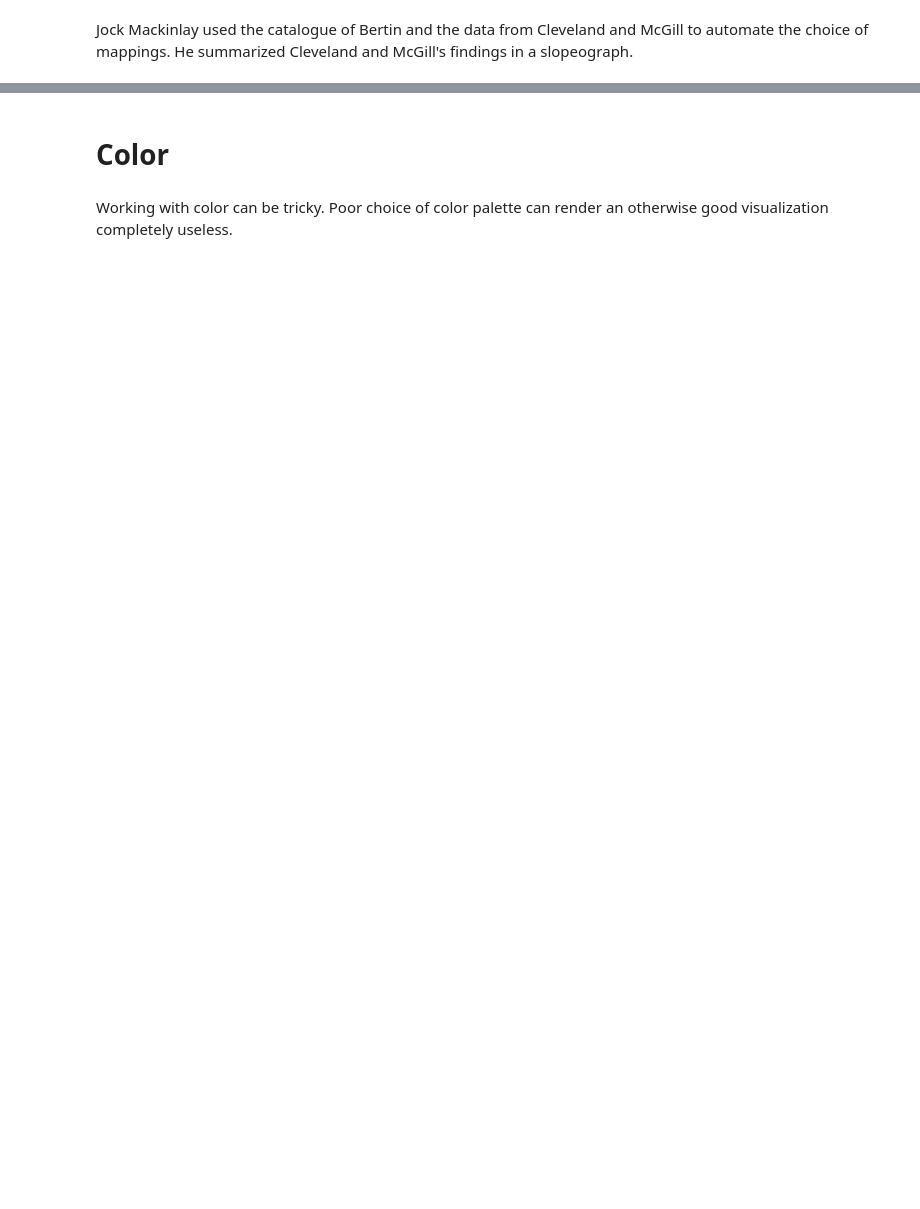
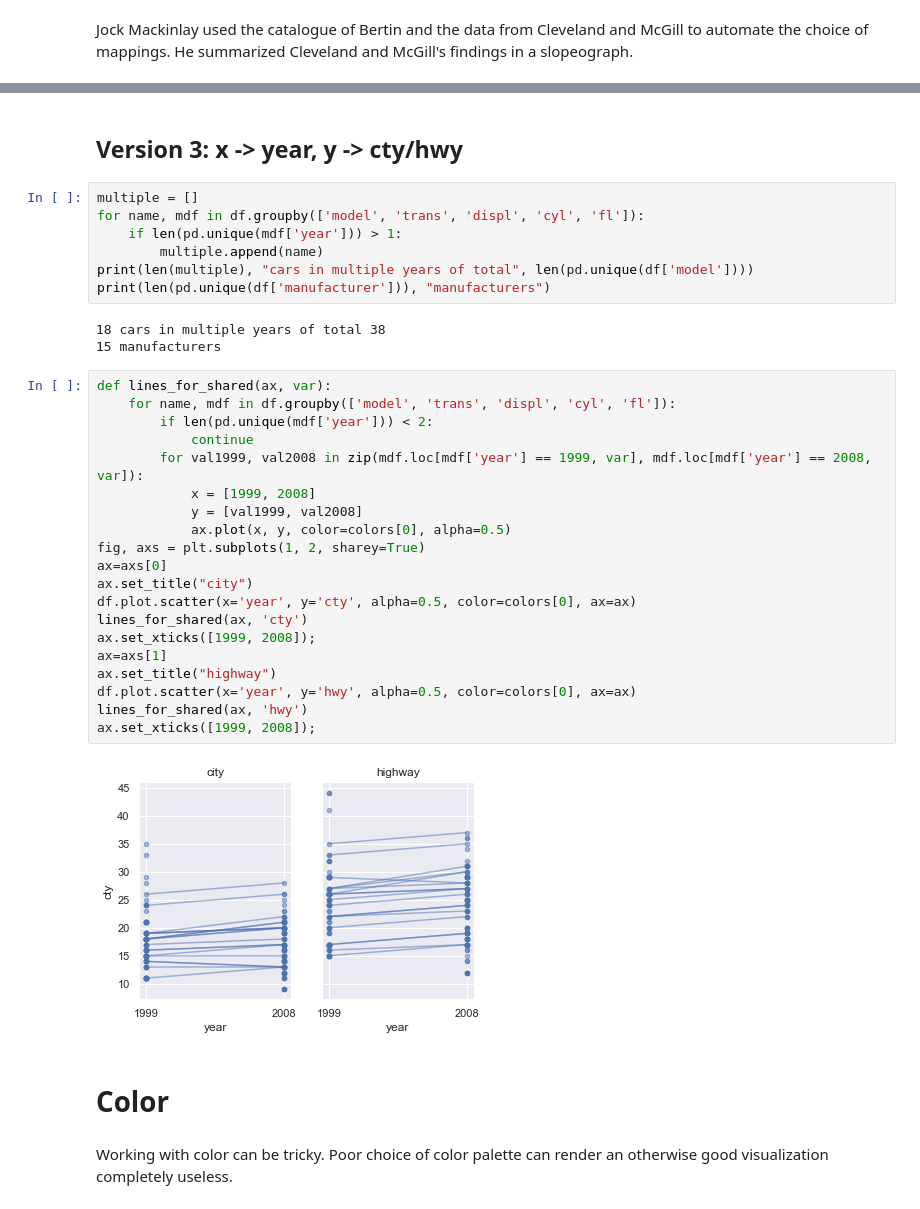
Before and after one commit to ciyer/intro-data-viz, a Jupyter notebook: part1.ipynb, the cells around one changed output, grey strips where cells are left out. Saved outputs shown, nothing was run; the diff lists cells and outputs as text; blank space fills up the shorter version.

```diff
--- a/part1.ipynb
+++ b/part1.ipynb
@@ -333,3 +382,37 @@ Jock Mackinlay used the catalogue of Bertin and the data from Cleveland and McGi
+# %% [markdown]
+## Version 3: x -> year, y -> cty/hwy
+# %%
+multiple = []
+for name, mdf in df.groupby(['model', 'trans', 'displ', 'cyl', 'fl']):
+    if len(pd.unique(mdf['year'])) > 1:
+        multiple.append(name)
+print(len(multiple), "cars in multiple years of total", len(pd.unique(df['model'])))
+print(len(pd.unique(df['manufacturer'])), "manufacturers")
+# %% [output]
+18 cars in multiple years of total 38
+15 manufacturers
+# %%
+def lines_for_shared(ax, var):
+    for name, mdf in df.groupby(['model', 'trans', 'displ', 'cyl', 'fl']):
+        if len(pd.unique(mdf['year'])) < 2:
+            continue
+        for val1999, val2008 in zip(mdf.loc[mdf['year'] == 1999, var], mdf.loc[mdf['year'] == 2008, var]):
+            x = [1999, 2008]
+            y = [val1999, val2008]
+            ax.plot(x, y, color=colors[0], alpha=0.5)
+fig, axs = plt.subplots(1, 2, sharey=True)
+ax=axs[0]
+ax.set_title("city")
+df.plot.scatter(x='year', y='cty', alpha=0.5, color=colors[0], ax=ax)
+lines_for_shared(ax, 'cty')
+ax.set_xticks([1999, 2008]);
+ax=axs[1]
+ax.set_title("highway")
+df.plot.scatter(x='year', y='hwy', alpha=0.5, color=colors[0], ax=ax)
+lines_for_shared(ax, 'hwy')
+ax.set_xticks([1999, 2008]);
+# %% [output]
+[figure, added]
 # %% [markdown]
 # Color
 # %% [markdown]
```
Also changed, not shown: parts of 11 cells of this notebook, 2 other files.
